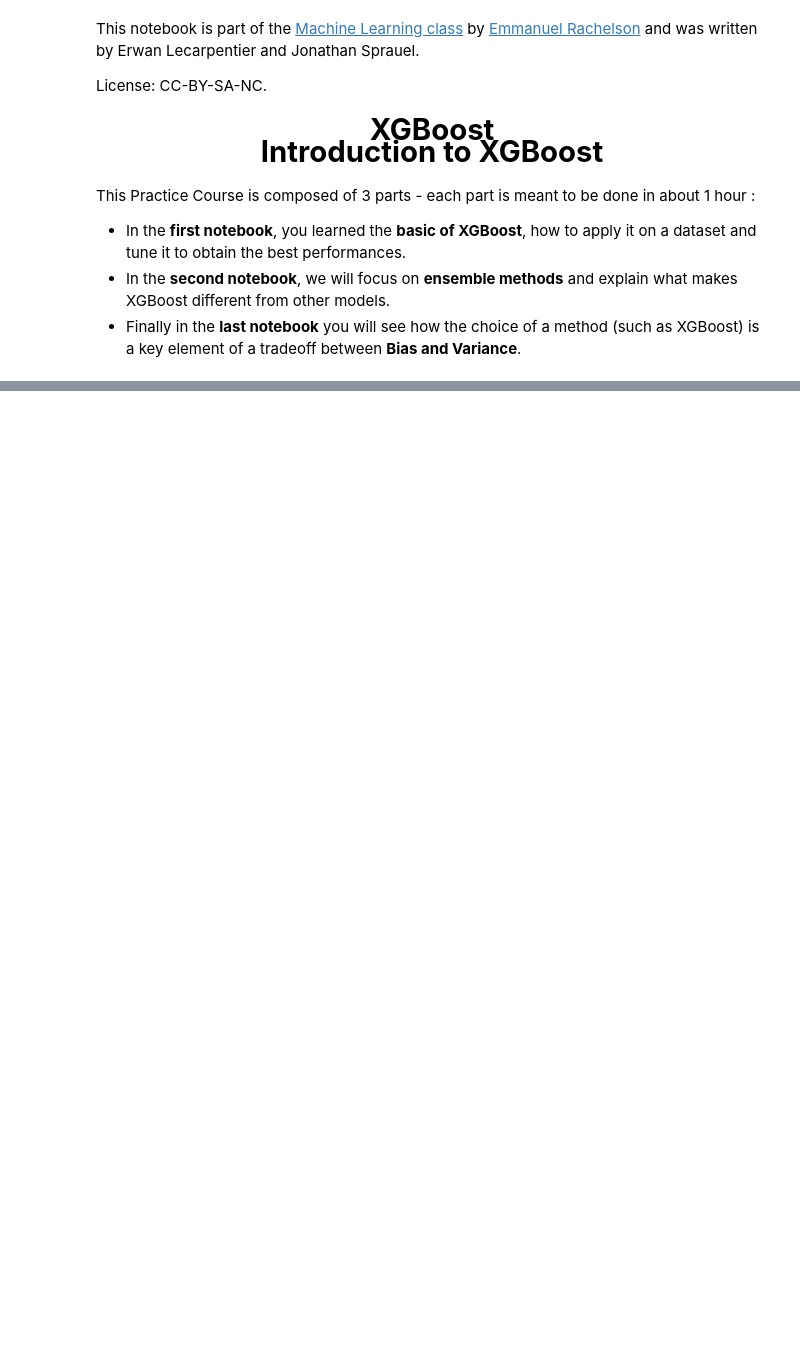
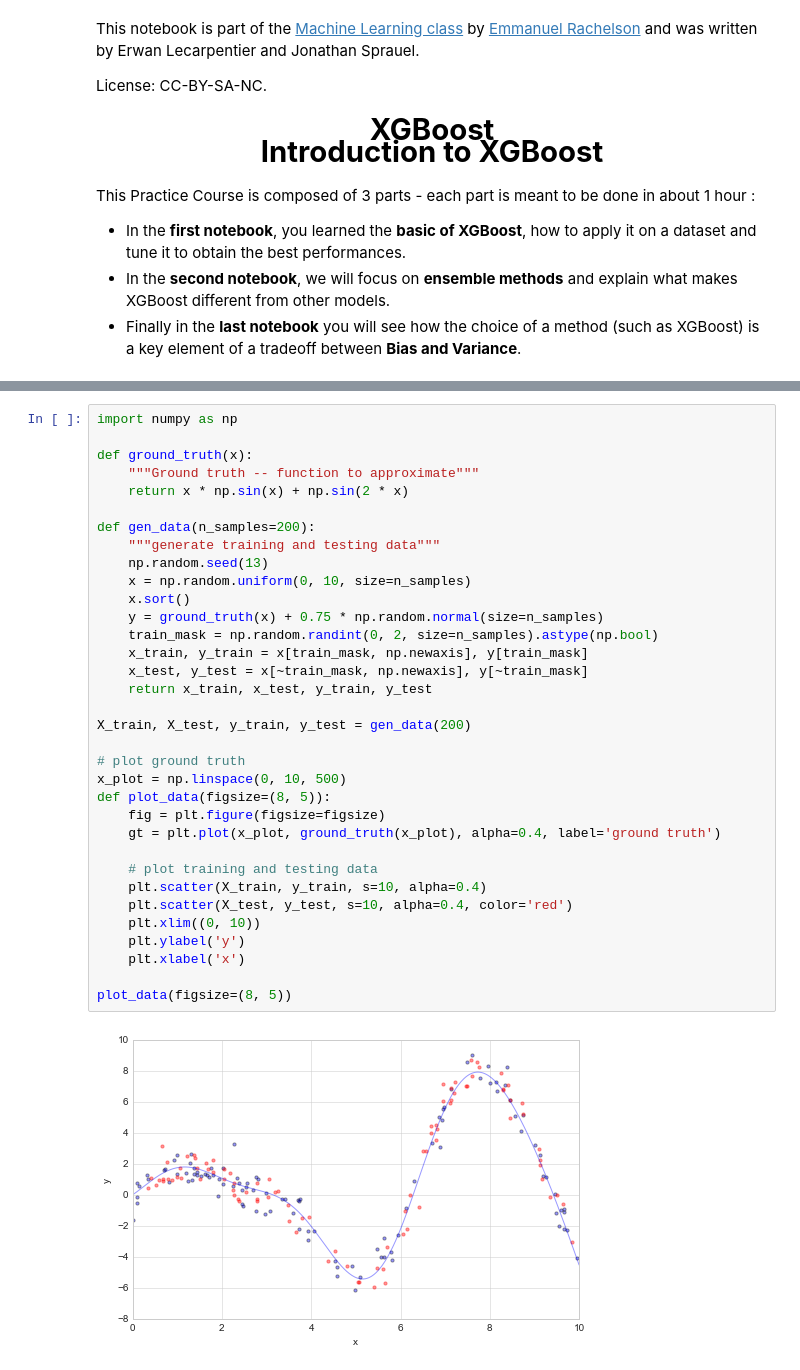
Before and after one commit to a3lentyr/XGBoostTutorial, a Jupyter notebook: 02 - XGBoost and ensemble models.ipynb, the cells around one changed output, grey strips where cells are left out. Cells and saved outputs as stored; diff of their text form; blank space fills up the shorter version.

```diff
--- a/02 - XGBoost and ensemble models.ipynb
+++ b/02 - XGBoost and ensemble models.ipynb
@@ -198,0 +291,36 @@ Here are the steps :
+# %%
+import numpy as np
+
+def ground_truth(x):
+    """Ground truth -- function to approximate"""
+    return x * np.sin(x) + np.sin(2 * x)
+
+def gen_data(n_samples=200):
+    """generate training and testing data"""
+    np.random.seed(13)
+    x = np.random.uniform(0, 10, size=n_samples)
+    x.sort()
+    y = ground_truth(x) + 0.75 * np.random.normal(size=n_samples)
+    train_mask = np.random.randint(0, 2, size=n_samples).astype(np.bool)
+    x_train, y_train = x[train_mask, np.newaxis], y[train_mask]
+    x_test, y_test = x[~train_mask, np.newaxis], y[~train_mask]
+    return x_train, x_test, y_train, y_test
+
+X_train, X_test, y_train, y_test = gen_data(200)
+
+# plot ground truth
+x_plot = np.linspace(0, 10, 500)
+def plot_data(figsize=(8, 5)):
+    fig = plt.figure(figsize=figsize)
+    gt = plt.plot(x_plot, ground_truth(x_plot), alpha=0.4, label='ground truth')
+
+    # plot training and testing data
+    plt.scatter(X_train, y_train, s=10, alpha=0.4)
+    plt.scatter(X_test, y_test, s=10, alpha=0.4, color='red')
+    plt.xlim((0, 10))
+    plt.ylabel('y')
+    plt.xlabel('x')
+
+plot_data(figsize=(8, 5))
+# %% [output]
+[figure, added]
```
Also changed, not shown: parts of 22 cells of this notebook.
